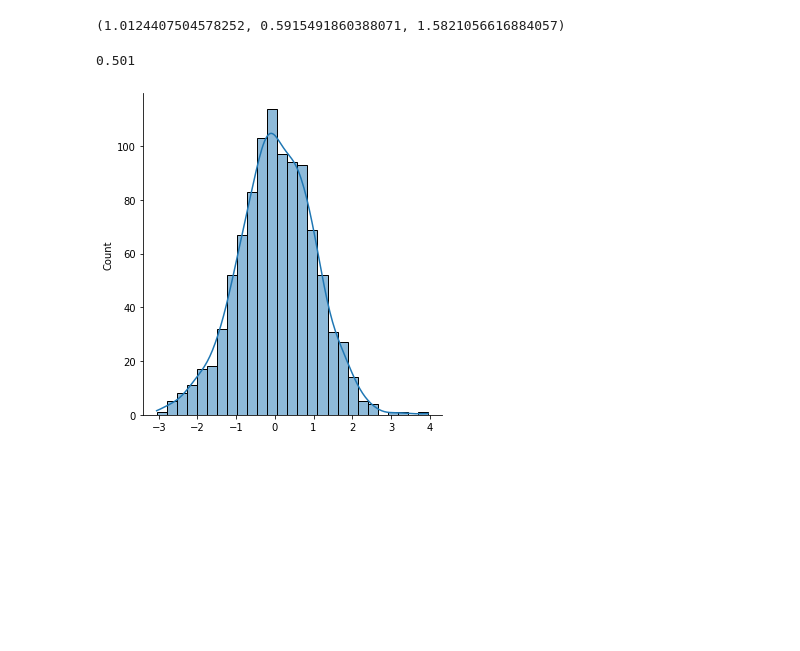
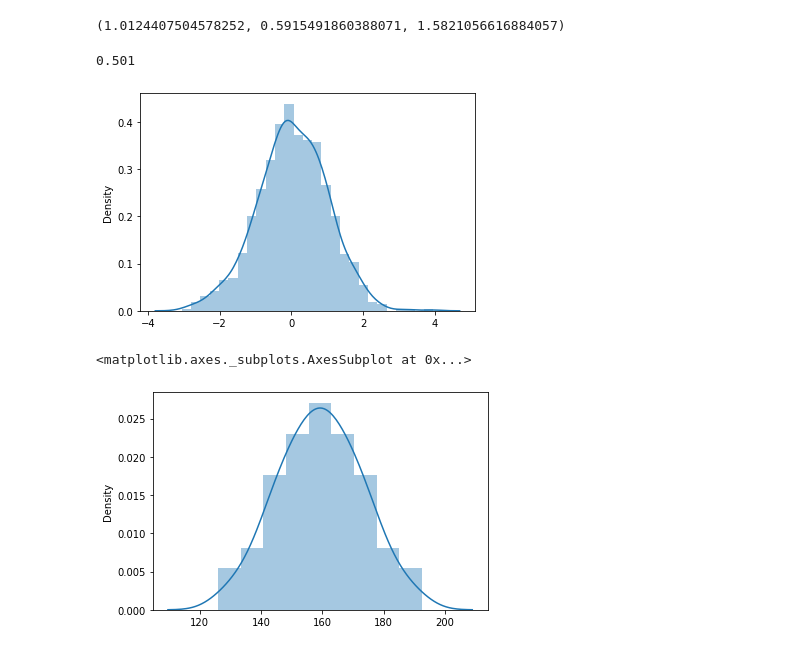
Before and after one commit to AndreyCesarVilacha/Statistic-PY, a Jupyter notebook: Fundamentals.ipynb, the cells around one changed output. Saved outputs shown, nothing was run; the diff lists cells and outputs as text; code cells hidden in the pictures; blank space fills up the shorter version.

Commit message:
Making a histogram with the height of people

```diff
--- a/Fundamentals.ipynb
+++ b/Fundamentals.ipynb
@@ -853,27 +853,60 @@ scipy.stats.variation(result_naive_bayes) * 100, scipy.stats.variation(result_fo
 # %%
 #Normal distribution
 import numpy as np
 import seaborn as sns
 import pandas as pd
 from scipy import stats
 
 #Gaussian distribution
 normal_data = stats.norm.rvs(size = 1000, random_state = 1)
 min(normal_data), max(normal_data)
 
-sns.displot(normal_data, kind="hist", kde=True)
+sns.distplot(normal_data)
 
 #Exploring the data
 normal_data.mean(), np.median(normal_data), stats.mode(normal_data), np.var(normal_data), np.std(normal_data)
 
 #Counting the right side of normal distribution
 np.sum(((normal_data >= 0.9810041339322116) & ( normal_data <= 0.9810041339322116 +1))) #148
 
 #Counting the left side of normal distribution
 np.sum(((normal_data <= 0.9810041339322116) & (normal_data >= 0.9810041339322116 - 1))) #353
 
 #Finding if we have the middle of normal distribution
 (148 + 353) / 1000 # 0.501
 # %% [output]
 0.501
-[figure, old version]
+[figure, new version]
+# %%
+#Using normal distribution with an example of the height of people
+import numpy as np
+import seaborn as sns
+import pandas as pd
+from scipy import stats
+
+data = np.array([126. , 129.5, 133. , 133. , 136.5, 136.5, 140. , 140. , 140. ,
+                  140. , 143.5, 143.5, 143.5, 143.5, 143.5, 143.5, 147. , 147. ,
+                  147. , 147. , 147. , 147. , 147. , 150.5, 150.5, 150.5, 150.5,
+                  150.5, 150.5, 150.5, 150.5, 154. , 154. , 154. , 154. , 154. ,
+                  154. , 154. , 154. , 154. , 157.5, 157.5, 157.5, 157.5, 157.5,
+                  157.5, 157.5, 157.5, 157.5, 157.5, 161. , 161. , 161. , 161. ,
+                  161. , 161. , 161. , 161. , 161. , 161. , 164.5, 164.5, 164.5,
+                  164.5, 164.5, 164.5, 164.5, 164.5, 164.5, 168. , 168. , 168. ,
+                  168. , 168. , 168. , 168. , 168. , 171.5, 171.5, 171.5, 171.5,
+                  171.5, 171.5, 171.5, 175. , 175. , 175. , 175. , 175. , 175. ,
+                  178.5, 178.5, 178.5, 178.5, 182. , 182. , 185.5, 185.5, 189., 192.5])
+
+len(data) #100
+
+#Exploring the data
+min(data), max(data) #(126.0, 192.5)
+data.mean() #159.25
+np.median(data) #159.25
+stats.mode(data) #ModeResult(mode=array([157.5]), count=array([10]))
+np.var(data), np.std(data), stats.variation(data) * 100 #(186.3225, 13.65, 8.571428571428571)
+
+#Making a histogram
+sns.distplot(data)
+# %% [output]
+<matplotlib.axes._subplots.AxesSubplot at 0x...>
+[figure, added]
```
